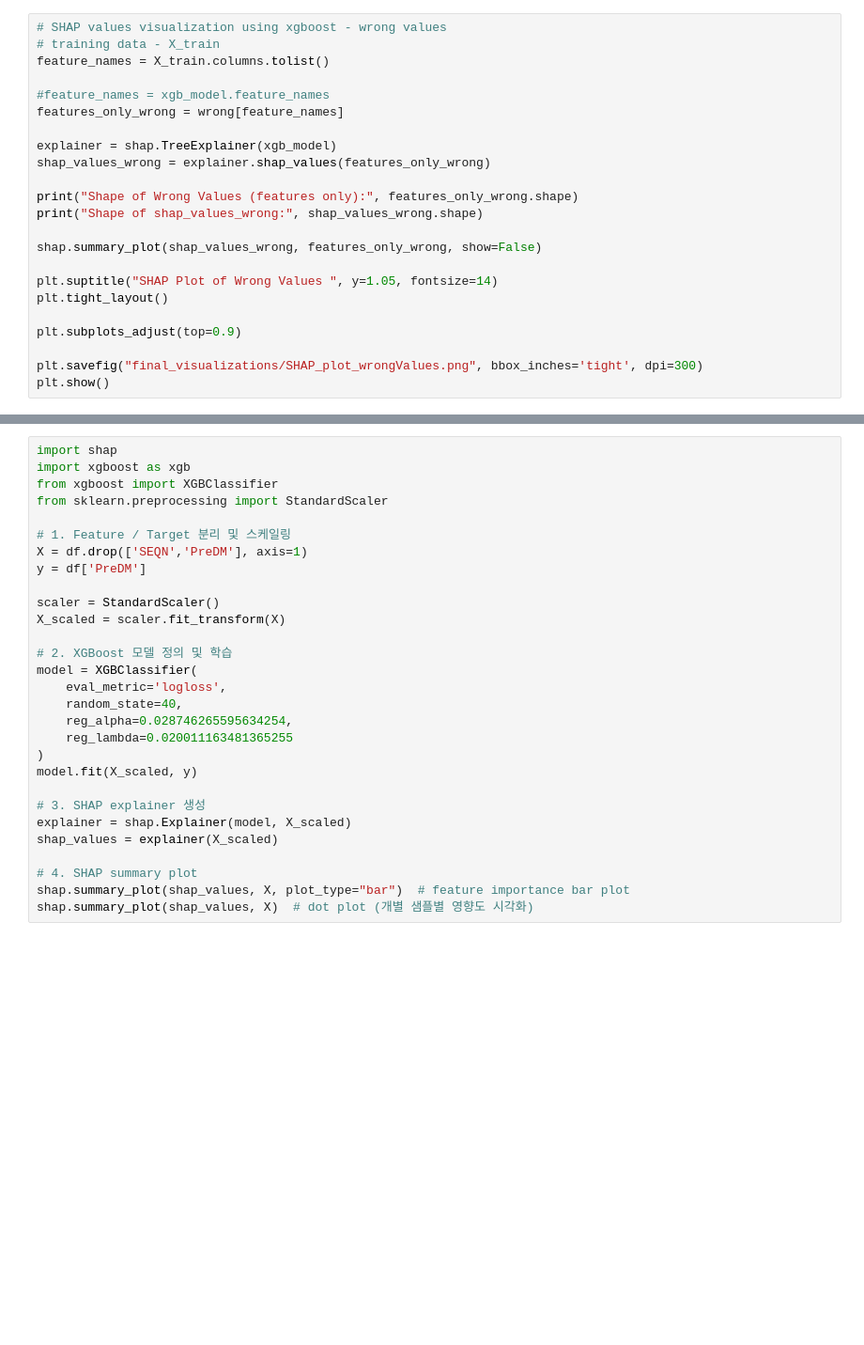
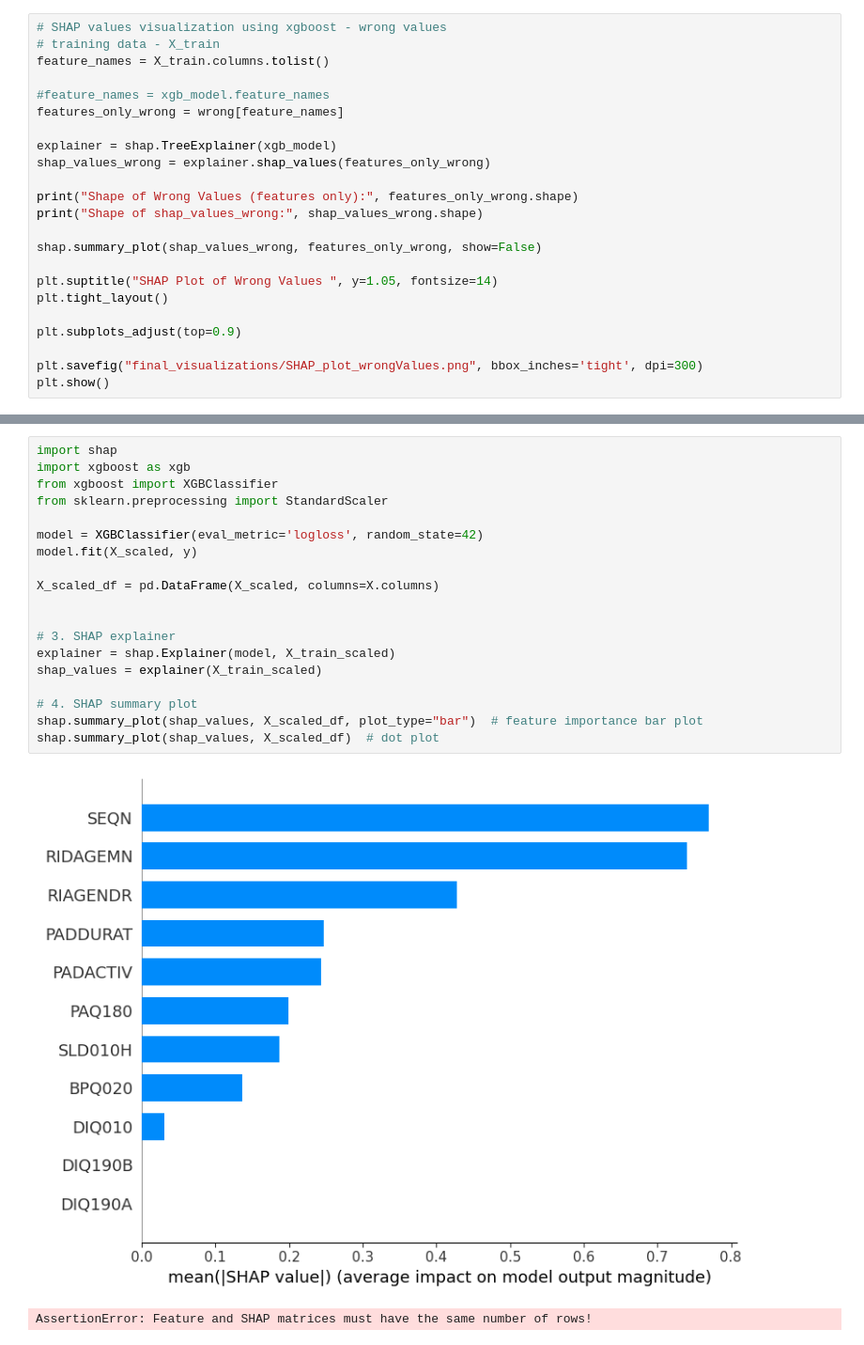
Before and after one commit to BK5102/FURI_Research-Project, a Jupyter notebook: final_analysis.ipynb, the cells around one changed output, grey strips where cells are left out. Shown at 94% size. Saved outputs shown, nothing was run; the diff lists cells and outputs as text; blank space fills up the shorter version.

```diff
--- a/final_analysis.ipynb
+++ b/final_analysis.ipynb
@@ -867,29 +907,22 @@ plt.show()
 # %%
 import shap
 import xgboost as xgb
 from xgboost import XGBClassifier
 from sklearn.preprocessing import StandardScaler
 
-# 1. Feature / Target 분리 및 스케일링
-X = df.drop(['SEQN','PreDM'], axis=1)
-y = df['PreDM']
-
-scaler = StandardScaler()
-X_scaled = scaler.fit_transform(X)
-
-# 2. XGBoost 모델 정의 및 학습
-model = XGBClassifier(
-    eval_metric='logloss',
-    random_state=40,
-    reg_alpha=0.028746265595634254,
-    reg_lambda=0.020011163481365255
-)
+model = XGBClassifier(eval_metric='logloss', random_state=42)
 model.fit(X_scaled, y)
 
-# 3. SHAP explainer 생성
-explainer = shap.Explainer(model, X_scaled)
-shap_values = explainer(X_scaled)
+X_scaled_df = pd.DataFrame(X_scaled, columns=X.columns)
+
+
+# 3. SHAP explainer
+explainer = shap.Explainer(model, X_train_scaled)
+shap_values = explainer(X_train_scaled)
 
 # 4. SHAP summary plot
-shap.summary_plot(shap_values, X, plot_type="bar")  # feature importance bar plot
-shap.summary_plot(shap_values, X)  # dot plot (개별 샘플별 영향도 시각화)
+shap.summary_plot(shap_values, X_scaled_df, plot_type="bar")  # feature importance bar plot
+shap.summary_plot(shap_values, X_scaled_df)  # dot plot
+# %% [output]
+[figure, added]
+AssertionError: Feature and SHAP matrices must have the same number of rows!
```
Also changed, not shown: parts of 11 cells of this notebook, 2 other files.
